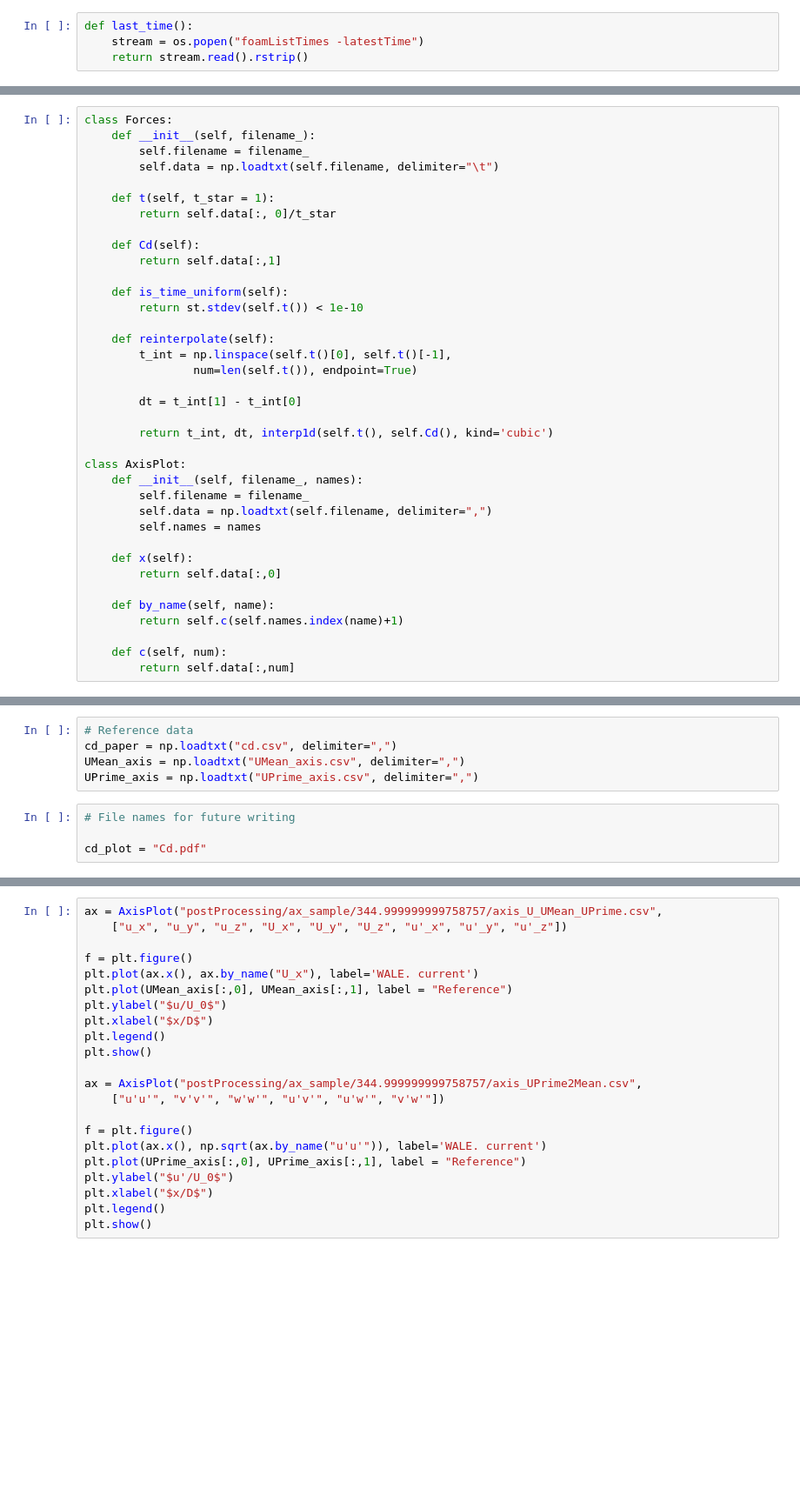
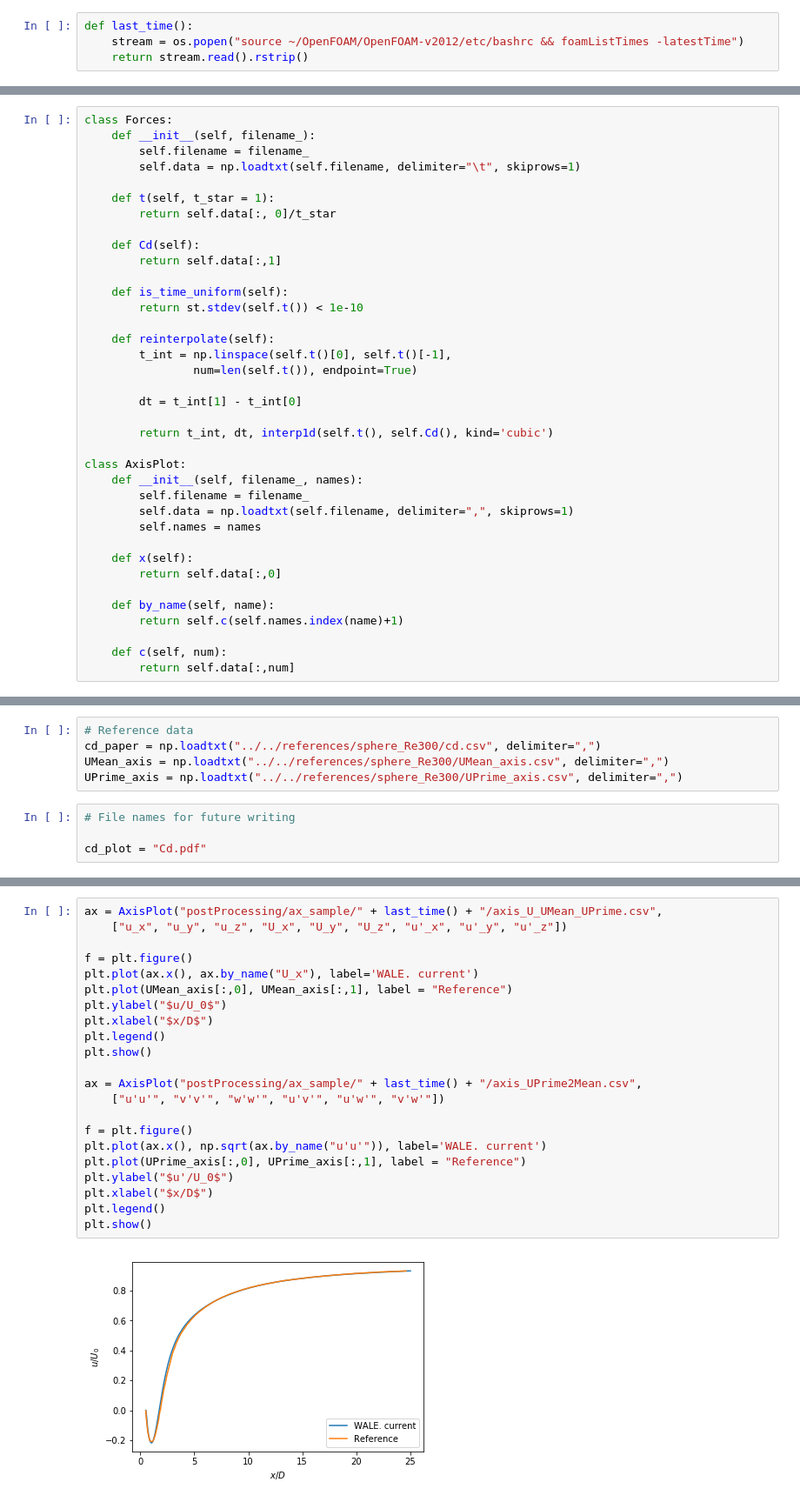
Before and after one commit to szynka12/openfoam-utils, a Jupyter notebook: cases/sphere_Re300/post.ipynb, the cells around one changed output, grey strips where cells are left out. Shown at 87% size. Cells and saved outputs as stored; diff of their text form; blank space fills up the shorter version.

Commit message:
update of sphere case

```diff
--- a/cases/sphere_Re300/post.ipynb
+++ b/cases/sphere_Re300/post.ipynb
@@ -6,5 +6,5 @@ import statistics as st
 from scipy.interpolate import interp1d
 # %%
 def last_time():
-    stream = os.popen("foamListTimes -latestTime")
+    stream = os.popen("source ~/OpenFOAM/OpenFOAM-v2012/etc/bashrc && foamListTimes -latestTime")
     return stream.read().rstrip()
@@ -12,7 +16,7 @@ def last_time():
 class Forces:
     def __init__(self, filename_):
         self.filename = filename_
-        self.data = np.loadtxt(self.filename, delimiter="\t")
+        self.data = np.loadtxt(self.filename, delimiter="\t", skiprows=1)
 
     def t(self, t_star = 1):
         return self.data[:, 0]/t_star
@@ -34,7 +38,7 @@ class Forces:
 class AxisPlot:
     def __init__(self, filename_, names):
         self.filename = filename_
-        self.data = np.loadtxt(self.filename, delimiter=",")
+        self.data = np.loadtxt(self.filename, delimiter=",", skiprows=1)
         self.names = names
 
     def x(self):
@@ -51,9 +55,9 @@ Re = 300
 ff_time = 29.5
 # %%
 # Reference data
-cd_paper = np.loadtxt("cd.csv", delimiter=",")
-UMean_axis = np.loadtxt("UMean_axis.csv", delimiter=",")
-UPrime_axis = np.loadtxt("UPrime_axis.csv", delimiter=",")
+cd_paper = np.loadtxt("../../references/sphere_Re300/cd.csv", delimiter=",")
+UMean_axis = np.loadtxt("../../references/sphere_Re300/UMean_axis.csv", delimiter=",")
+UPrime_axis = np.loadtxt("../../references/sphere_Re300/UPrime_axis.csv", delimiter=",")
 # %%
 # File names for future writing
 
@@ -108,22 +118,24 @@ print("Paper has St = 0.136")
 # %%
-ax = AxisPlot("postProcessing/ax_sample/344.999999999758757/axis_U_UMean_UPrime.csv",
+ax = AxisPlot("postProcessing/ax_sample/" + last_time() + "/axis_U_UMean_UPrime.csv",
     ["u_x", "u_y", "u_z", "U_x", "U_y", "U_z", "u'_x", "u'_y", "u'_z"])
 
 f = plt.figure()
 plt.plot(ax.x(), ax.by_name("U_x"), label='WALE. current')
 plt.plot(UMean_axis[:,0], UMean_axis[:,1], label = "Reference")
 plt.ylabel("$u/U_0$")
 plt.xlabel("$x/D$")
 plt.legend()
 plt.show()
 
-ax = AxisPlot("postProcessing/ax_sample/344.999999999758757/axis_UPrime2Mean.csv",
+ax = AxisPlot("postProcessing/ax_sample/" + last_time() + "/axis_UPrime2Mean.csv",
     ["u'u'", "v'v'", "w'w'", "u'v'", "u'w'", "v'w'"])
 
 f = plt.figure()
 plt.plot(ax.x(), np.sqrt(ax.by_name("u'u'")), label='WALE. current')
 plt.plot(UPrime_axis[:,0], UPrime_axis[:,1], label = "Reference")
 plt.ylabel("$u'/U_0$")
 plt.xlabel("$x/D$")
 plt.legend()
 plt.show()
+# %% [output]
+[figure, added]
```
Also changed, not shown: parts of 4 cells of this notebook, 7 other files.
